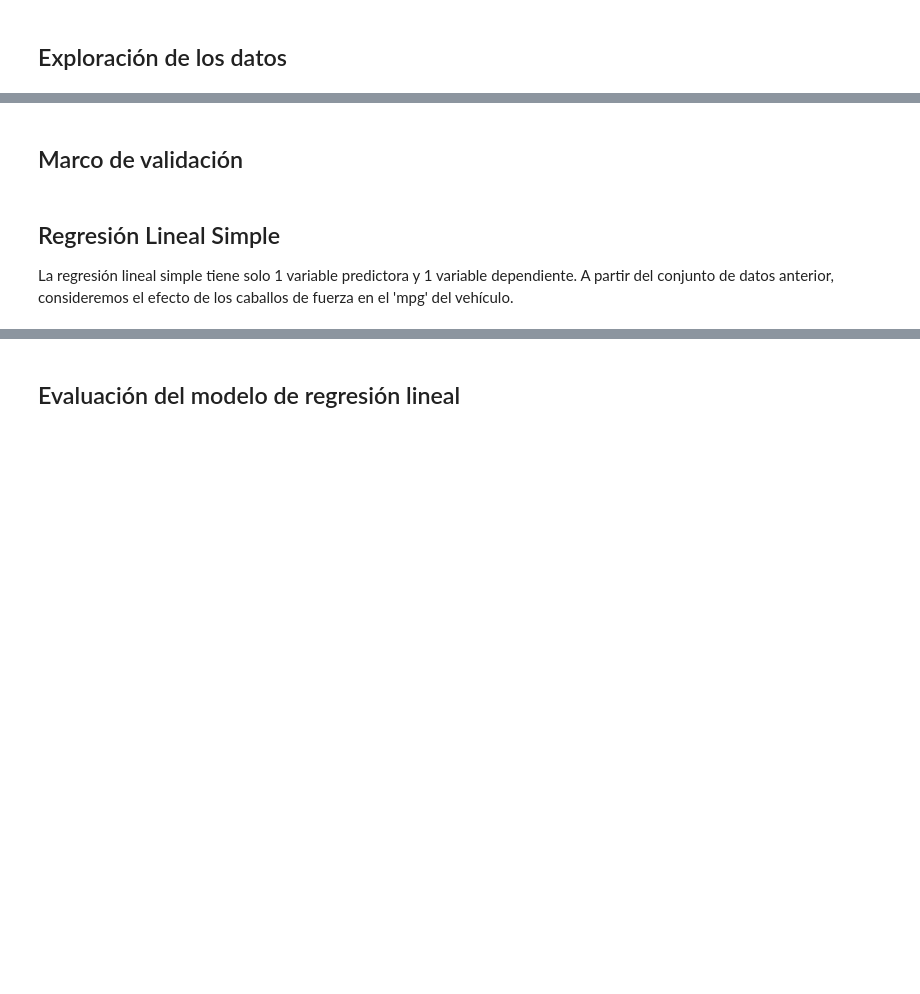
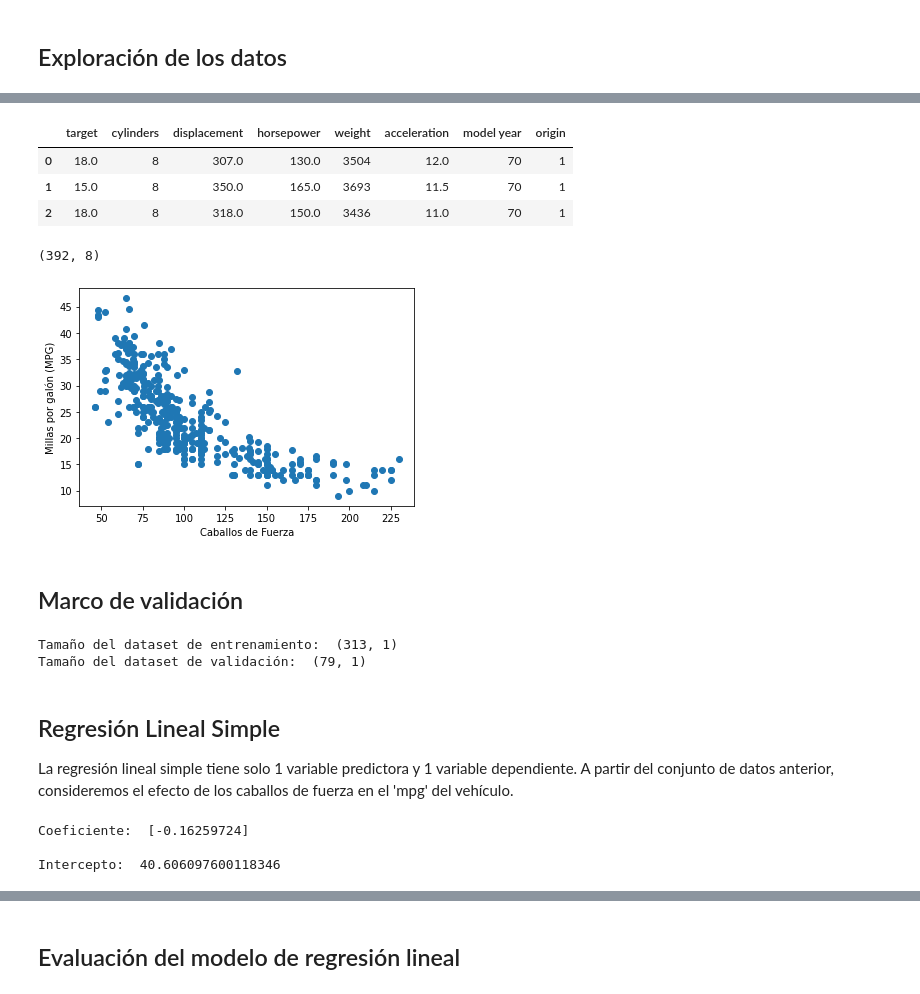
Before and after one commit to mlondono-oc/LEA2, a Jupyter notebook: Modulo2/M1_Algoritmos_bases_introductorios_RL.ipynb, the cells around one changed output, grey strips where cells are left out. Saved outputs shown, nothing was run; the diff lists cells and outputs as text; code cells hidden in the pictures; blank space fills up the shorter version.

```diff
--- a/Modulo2/M1_Algoritmos_bases_introductorios_RL.ipynb
+++ b/Modulo2/M1_Algoritmos_bases_introductorios_RL.ipynb
@@ -37,0 +36,4 @@ Documentación del modelo: https://scikit-learn.org/stable/modules/generated/skl
+# %%
+# Lectura de los datos
+#df_auto = pd.read_csv('data/auto-mpg.csv')
+df_auto = pd.read_csv("https://raw.githubusercontent.com/mlondono-oc/LEA2_20232/main/Modulo2/data/auto-mpg.csv", na_values='?')
@@ -48,3 +97,27 @@ Documentación del modelo: https://scikit-learn.org/stable/modules/generated/skl
+# %%
+# Preparación inicial de los datos
+df_auto.drop(['car name'], axis=1, inplace=True)
+df_auto = df_auto.rename( columns= {'mpg':'target'})
+df_auto = df_auto[df_auto['horsepower'].notna()]
+df_auto.head(3)
+# %% [output]
+|  | target | cylinders | displacement | horsepower | weight | acceleration | model year | origin |
+| 0 | 18.0 | 8 | 307.0 | 130.0 | 3504 | 12.0 | 70 | 1 |
+| 1 | 15.0 | 8 | 350.0 | 165.0 | 3693 | 11.5 | 70 | 1 |
+| 2 | 18.0 | 8 | 318.0 | 150.0 | 3436 | 11.0 | 70 | 1 |
+# %%
+df_auto.shape
+# %% [output]
+(392, 8)
+# %%
+# Miremos la relación entre la variable objetivo y los caballos de fuerza
+fig, ax  = plt.subplots(1, 1)
+ax.scatter(df_auto.horsepower, df_auto.target)
+ax.set_xlabel('Caballos de Fuerza')
+ax.set_ylabel('Millas por galón (MPG)')
+plt.show()
+# %% [output]
+[figure, added]
 # %% [markdown]
 
 ## Marco de validación
@@ -53,3 +129,14 @@ Documentación del modelo: https://scikit-learn.org/stable/modules/generated/skl
+# %%
+# Separación de los datos de entrenamiento y validación
+from sklearn.model_selection import train_test_split
+
+x_train, x_test, y_train, y_test = train_test_split(x, y, test_size=0.2, random_state=42)
+
+print("Tamaño del dataset de entrenamiento: ", x_train.shape)
+print("Tamaño del dataset de validación: ", x_test.shape)
+# %% [output]
+Tamaño del dataset de entrenamiento:  (313, 1)
+Tamaño del dataset de validación:  (79, 1)
 # %% [markdown]
 ## Regresión Lineal Simple
 
@@ -65,14 +146,19 @@ La regresión lineal simple tiene solo 1 variable predictora y 1 variable depend
 # estimar el modelo de regresión lineal.
 
 # Crea el modelo
-
+modelo_rls = LinearRegression()
 
 # Calibra el modelo
-
+modelo_rls.fit(x_train, y_train)
 
 # Imprime los coeficientes
-
+print("Coeficiente: ", modelo_rls.coef_)
 
 # Imprime el intercepto
+print("\nIntercepto: ", modelo_rls.intercept_)
+# %% [output]
+Coeficiente:  [-0.16259724]
+
+Intercepto:  40.606097600118346
 # %%
 # Pronostico para los datos de entrenamiento
```
Also changed, not shown: parts of 18 cells of this notebook.
